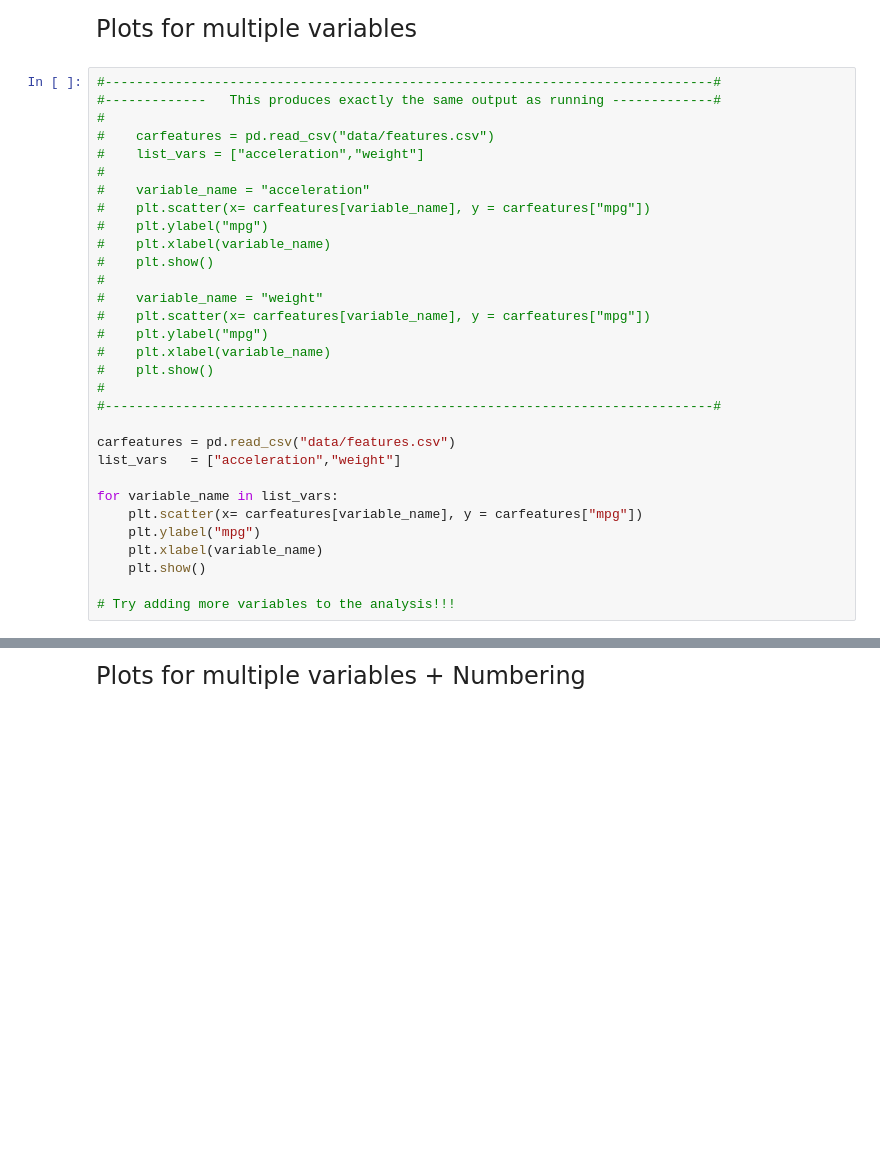
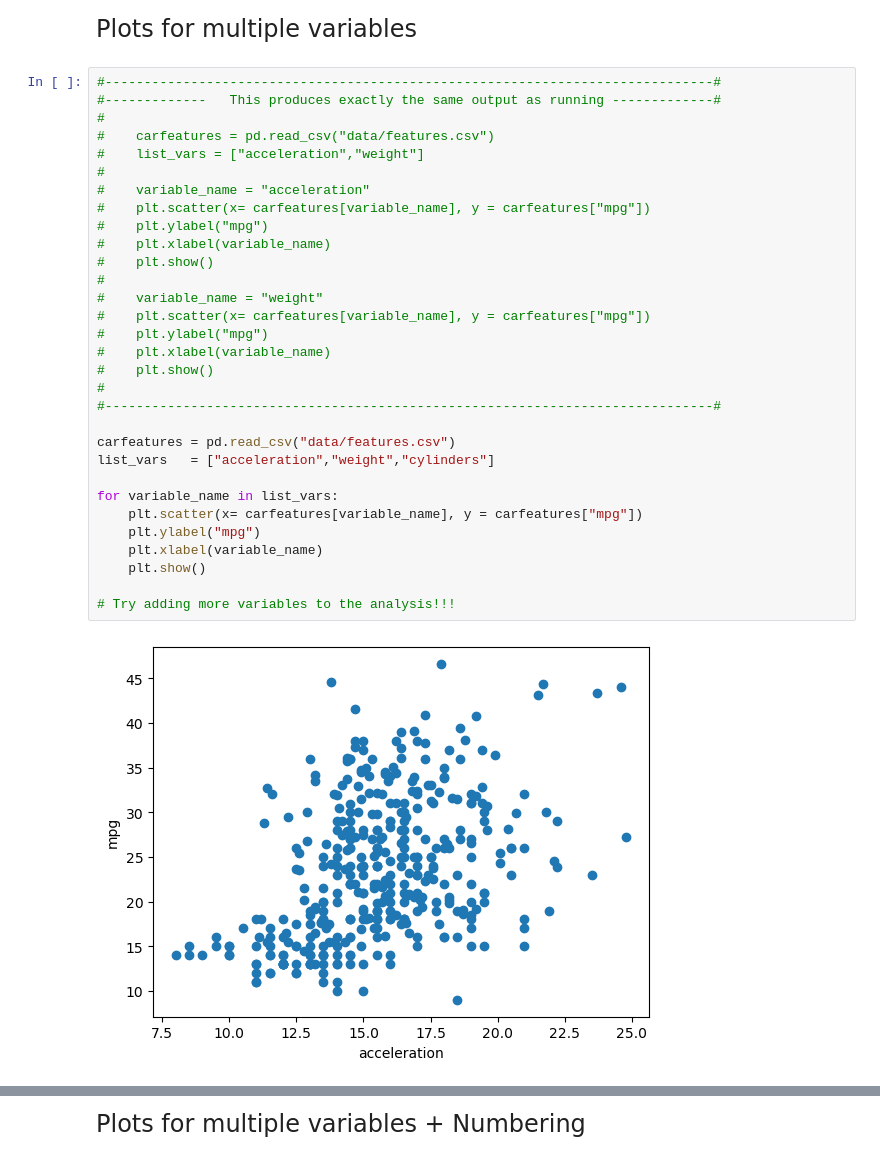
Before and after one commit to zachzhou-git/datasci530fall2025, a Jupyter notebook: Lecture 07/Lecture 7a - Loops.ipynb, the cells around one changed output, grey strips where cells are left out. Saved outputs shown, nothing was run; the diff lists cells and outputs as text; blank space fills up the shorter version.

```diff
--- a/Lecture 07/Lecture 7a - Loops.ipynb
+++ b/Lecture 07/Lecture 7a - Loops.ipynb
@@ -190,31 +257,33 @@ Plots for multiple variables
 # %%
 #------------------------------------------------------------------------------#
 #-------------   This produces exactly the same output as running -------------#
 #
 #    carfeatures = pd.read_csv("data/features.csv")
 #    list_vars = ["acceleration","weight"]
 #
 #    variable_name = "acceleration"
 #    plt.scatter(x= carfeatures[variable_name], y = carfeatures["mpg"])
 #    plt.ylabel("mpg")
 #    plt.xlabel(variable_name)
 #    plt.show()
 #
 #    variable_name = "weight"
 #    plt.scatter(x= carfeatures[variable_name], y = carfeatures["mpg"])
 #    plt.ylabel("mpg")
 #    plt.xlabel(variable_name)
 #    plt.show()
 #
 #------------------------------------------------------------------------------#
 
 carfeatures = pd.read_csv("data/features.csv")
-list_vars   = ["acceleration","weight"]
+list_vars   = ["acceleration","weight","cylinders"]
 
 for variable_name in list_vars:
     plt.scatter(x= carfeatures[variable_name], y = carfeatures["mpg"])
     plt.ylabel("mpg")
     plt.xlabel(variable_name)
     plt.show()
 
 # Try adding more variables to the analysis!!!
+# %% [output]
+[figure, added]
```
Also changed, not shown: parts of 21 cells of this notebook, 7 other files.
